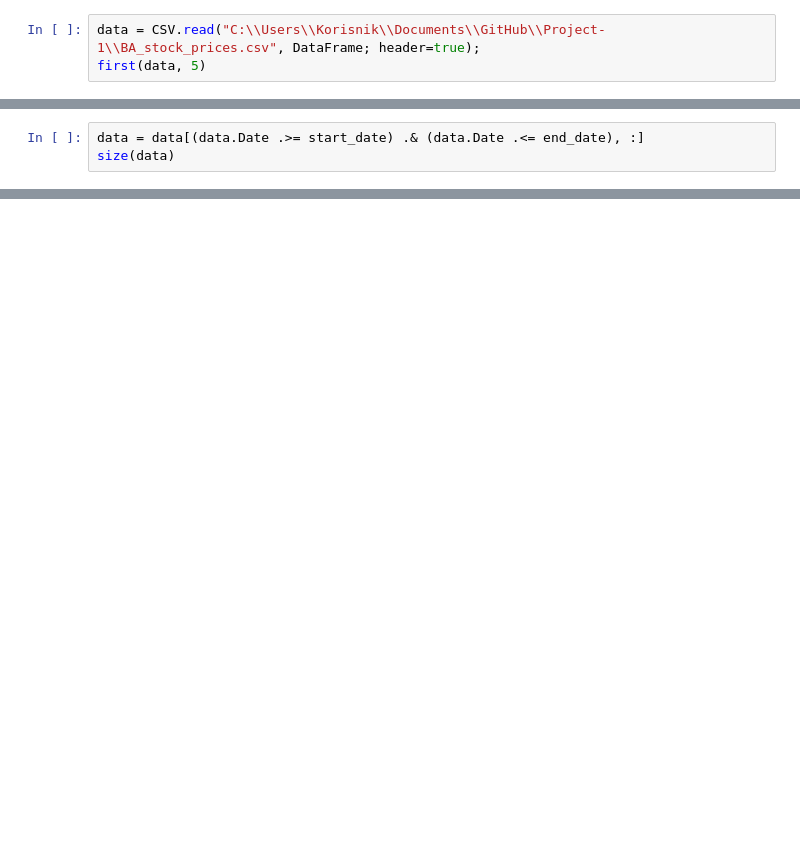
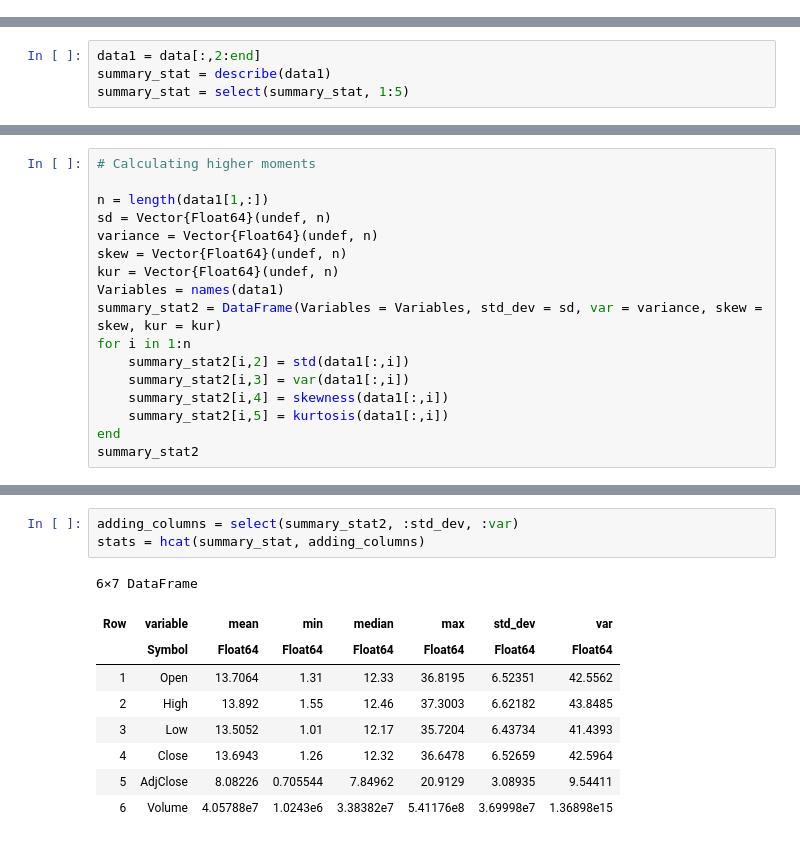
Before and after one commit to aidahodzc/Project-1, a Jupyter notebook: Part A.ipynb, the cells around one changed output, grey strips where cells are left out. Saved outputs shown, nothing was run; the diff lists cells and outputs as text; blank space fills up the shorter version.

```diff
--- a/Part A.ipynb
+++ b/Part A.ipynb
@@ -63,3 +107,0 @@ UndefVarError: UndefVarError: `start_date` not defined
-# %%
-data = CSV.read("C:\\Users\\Korisnik\\Documents\\GitHub\\Project-1\\BA_stock_prices.csv", DataFrame; header=true);
-first(data, 5)
@@ -73,3 +107,0 @@ UndefVarError: UndefVarError: `Date` not defined
-# %%
-data = data[(data.Date .>= start_date) .& (data.Date .<= end_date), :]
-size(data)
@@ -77,0 +116,4 @@ data)
+# %%
+data1 = data[:,2:end]
+summary_stat = describe(data1)
+summary_stat = select(summary_stat, 1:5)
@@ -77,0 +132,17 @@ data)
+# %%
+# Calculating higher moments
+
+n = length(data1[1,:])
+sd = Vector{Float64}(undef, n)
+variance = Vector{Float64}(undef, n)
+skew = Vector{Float64}(undef, n)
+kur = Vector{Float64}(undef, n)
+Variables = names(data1)
+summary_stat2 = DataFrame(Variables = Variables, std_dev = sd, var = variance, skew = skew, kur = kur)
+for i in 1:n
+    summary_stat2[i,2] = std(data1[:,i])
+    summary_stat2[i,3] = var(data1[:,i])
+    summary_stat2[i,4] = skewness(data1[:,i])
+    summary_stat2[i,5] = kurtosis(data1[:,i])
+end
+summary_stat2
@@ -77,0 +162,13 @@ data)
+# %%
+adding_columns = select(summary_stat2, :std_dev, :var)
+stats = hcat(summary_stat, adding_columns)
+# %% [output]
+6×7 DataFrame
+| Row | variable | mean | min | median | max | std_dev | var |
+|  | Symbol | Float64 | Float64 | Float64 | Float64 | Float64 | Float64 |
+| 1 | Open | 13.7064 | 1.31 | 12.33 | 36.8195 | 6.52351 | 42.5562 |
+| 2 | High | 13.892 | 1.55 | 12.46 | 37.3003 | 6.62182 | 43.8485 |
+| 3 | Low | 13.5052 | 1.01 | 12.17 | 35.7204 | 6.43734 | 41.4393 |
+| 4 | Close | 13.6943 | 1.26 | 12.32 | 36.6478 | 6.52659 | 42.5964 |
+| 5 | AdjClose | 8.08226 | 0.705544 | 7.84962 | 20.9129 | 3.08935 | 9.54411 |
+| 6 | Volume | 4.05788e7 | 1.0243e6 | 3.38382e7 | 5.41176e8 | 3.69998e7 | 1.36898e15 |
```
Also changed, not shown: parts of 28 cells of this notebook, 3 other files.
